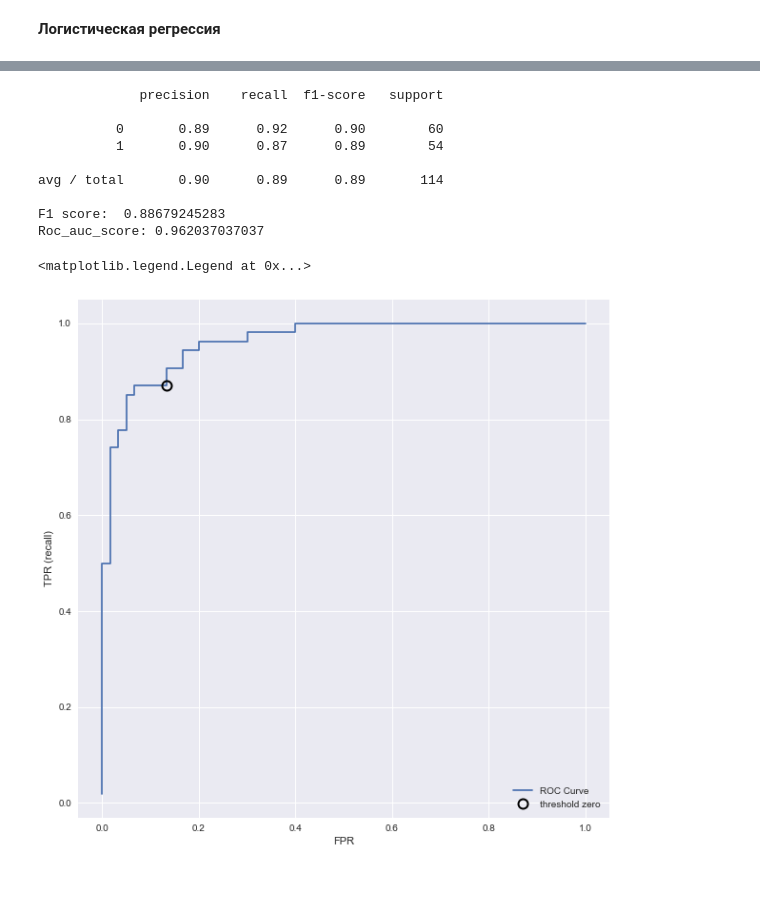
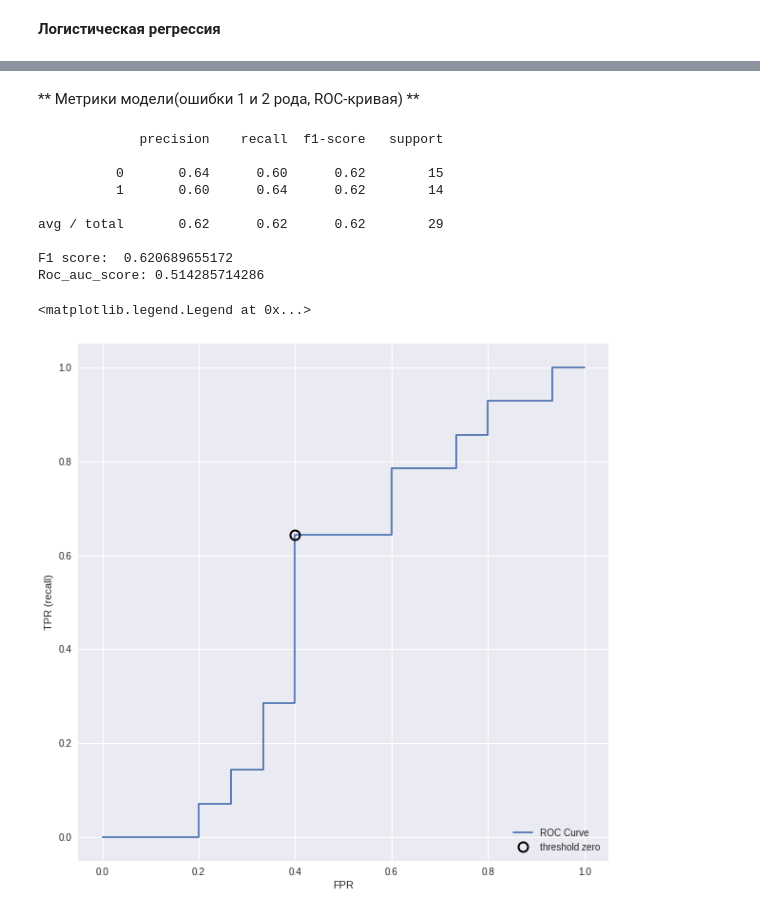
Before and after one commit to minemile/shad_ML, a Jupyter notebook: Diploma.ipynb, the cells around one changed output, grey strips where cells are left out. Saved outputs shown, nothing was run; the diff lists cells and outputs as text; code cells hidden in the pictures; blank space fills up the shorter version.

```diff
--- a/Diploma.ipynb
+++ b/Diploma.ipynb
@@ -153,14 +178,7 @@ X = data.drop(["DisNeuro01",  "Stroke(AIS,TIA,AHS)"], axis=1)
 y = data["DisNeuro01"].copy()
 
 # Разбиваем стратифицировано данные на train и test выборки
-split = StratifiedShuffleSplit(n_splits=1, test_size=0.2, random_state=42)
-for train_index, test_index in split.split(X, y):
-    strat_train = data.loc[train_index]
-    strat_test = data.loc[test_index]
-X_train = strat_train.drop(["DisNeuro01",  "Stroke(AIS,TIA,AHS)"], axis=1)
-y_train = strat_train["DisNeuro01"].copy()
-X_test = strat_test.drop(["DisNeuro01",  "Stroke(AIS,TIA,AHS)"], axis=1)
-y_test = strat_test["DisNeuro01"].copy()
+X_train, X_test, y_train, y_test = train_test_split(X, y, test_size=0.2, random_state=42, stratify=y)
 
 # Добавляем полиминальные признаки и скалируем данные std=1 и median=0, и
 prep_pipe = Pipeline([('poly_feature', PolynomialFeatures(interaction_only=True)),
@@ -203,34 +223,36 @@ plt.hlines(0, 0, FEATURE_COUNT-1)
+# %% [markdown]
+** Метрики модели(ошибки 1 и 2 рода, ROC-кривая) **
 # %%
-pred_x = X_train_prep
-pred_y = y_train
+pred_x = X_test_prep
+pred_y = y_test
 pred_log_reg = log_reg.predict(pred_x)
 
 confusion = confusion_matrix(pred_y, pred_log_reg)
 print(classification_report(pred_y, pred_log_reg))
 print("F1 score: ", f1_score(pred_y, pred_log_reg))
 print("Roc_auc_score:", roc_auc_score(pred_y, log_reg.decision_function(pred_x)))
 plt.figure(figsize=(10, 10))
 fpr, tpr, thresholds = roc_curve(pred_y, log_reg.decision_function(pred_x))
 plt.plot(fpr, tpr, label="ROC Curve")
 plt.xlabel("FPR")
 plt.ylabel("TPR (recall)")
 # find threshold closest to zero
 close_zero = np.argmin(np.abs(thresholds))
 plt.plot(fpr[close_zero], tpr[close_zero], 'o', markersize=10,
 label="threshold zero", fillstyle="none", c='k', mew=2)
 plt.legend(loc=4)
 # %% [output]
              precision    recall  f1-score   support
 
-          0       0.89      0.92      0.90        60
-          1       0.90      0.87      0.89        54
+          0       0.64      0.60      0.62        15
+          1       0.60      0.64      0.62        14
 
-avg / total       0.90      0.89      0.89       114
+avg / total       0.62      0.62      0.62        29
 
-F1 score:  0.88679245283
-Roc_auc_score: 0.962037037037
+F1 score:  0.620689655172
+Roc_auc_score: 0.514285714286
 <matplotlib.legend.Legend at 0x...>
-[figure, old version]
+[figure, new version]
 # %%
 train_new_feature = pd.DataFrame(X_train_prep, columns=target_feature_names)
 test_new_feature = pd.DataFrame(X_test_prep, columns=target_feature_names)
```
Also changed, not shown: parts of 17 cells of this notebook, 1 other file.
